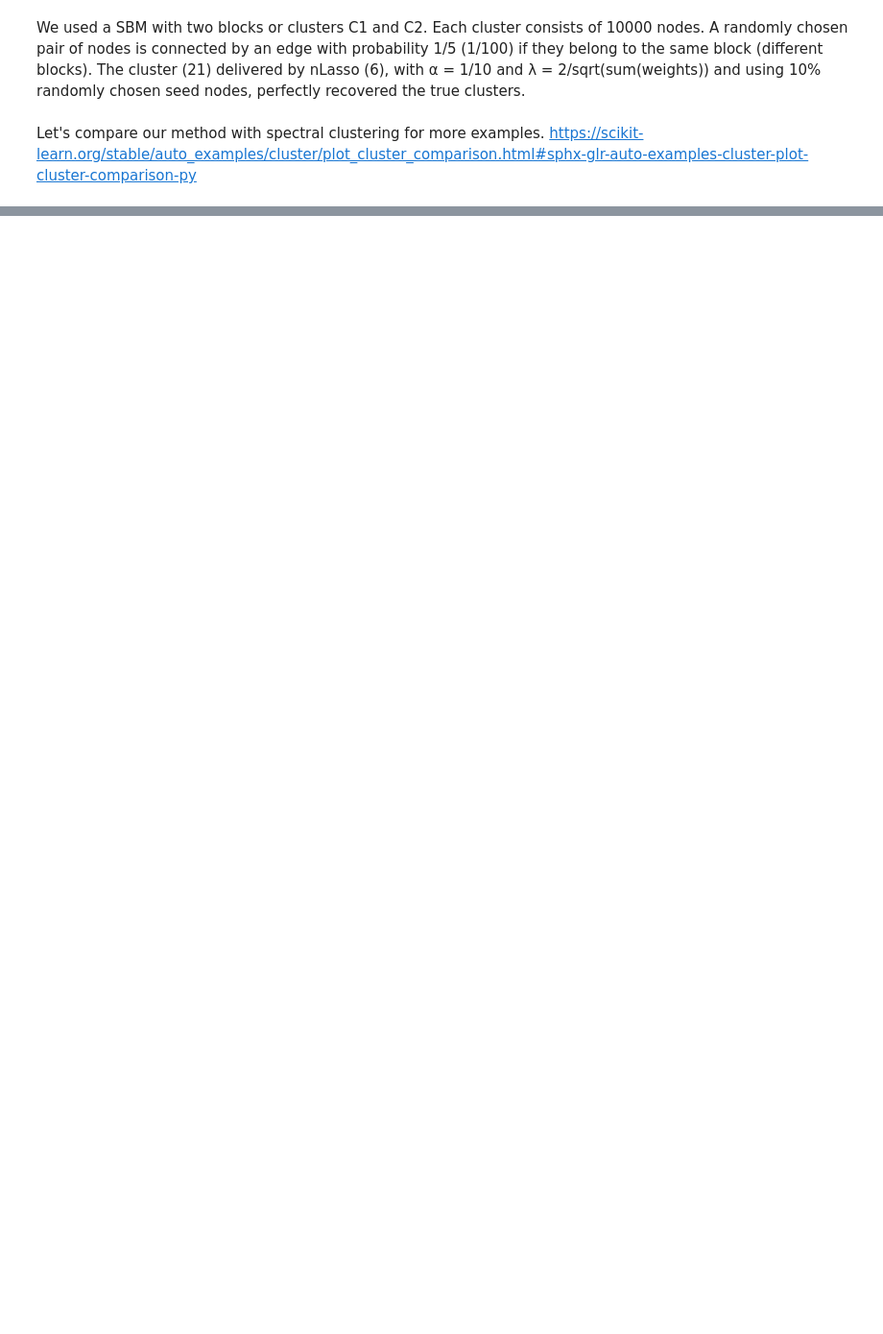
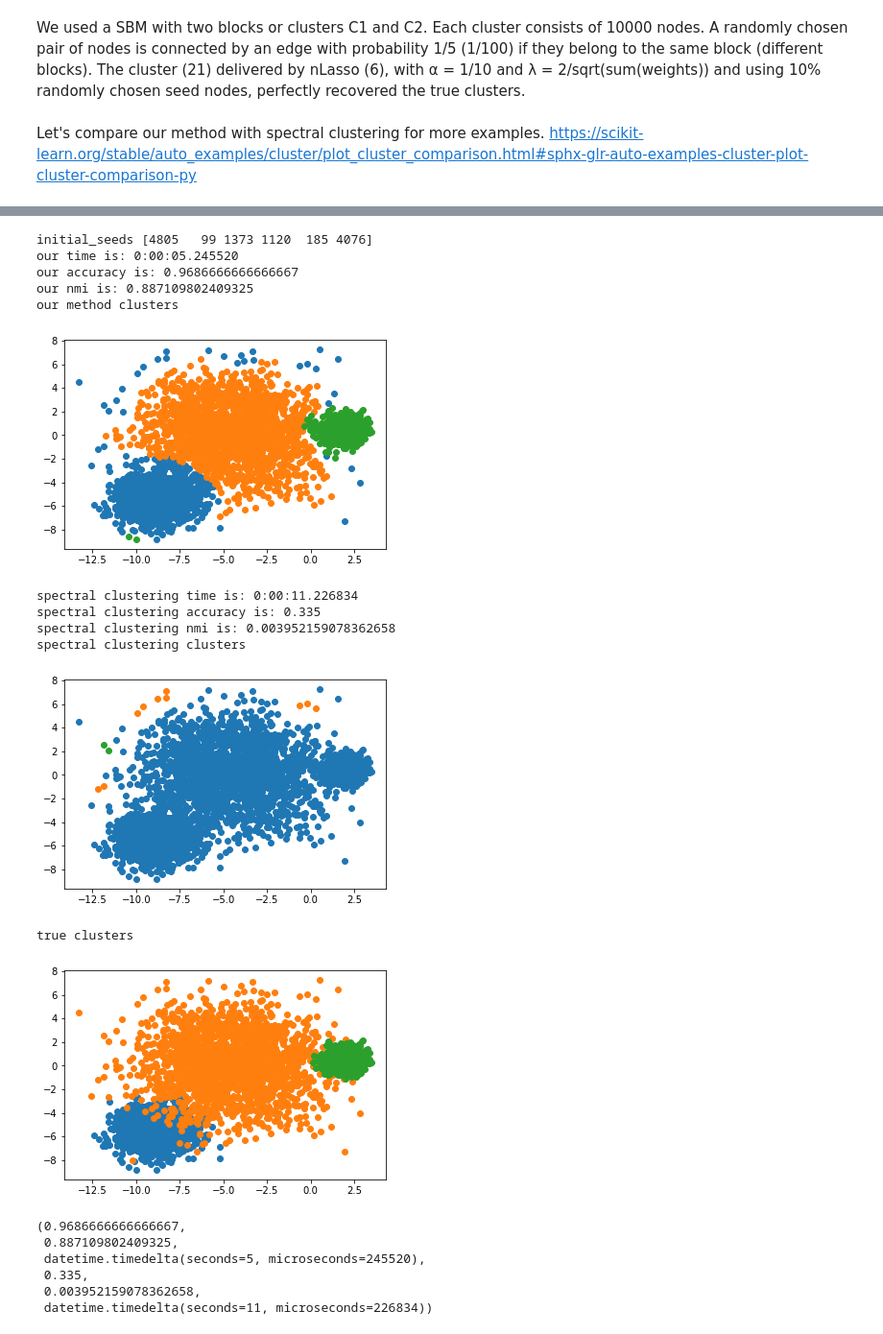
Before and after one commit to sahelyiyi/LocClustNLasso, a Jupyter notebook: loc_clust_unsupervised_kmeans.ipynb, the cells around one changed output, grey strips where cells are left out. Shown at 96% size. Saved outputs shown, nothing was run; the diff lists cells and outputs as text; code cells hidden in the pictures; blank space fills up the shorter version.

```diff
--- a/loc_clust_unsupervised_kmeans.ipynb
+++ b/loc_clust_unsupervised_kmeans.ipynb
@@ -267,0 +308,33 @@ true clusters
+# %%
+def run_varied(alpha, lambda_lasso, plot=False, is_print=True):
+    random_state = 170
+    varied = datasets.make_blobs(n_samples=n_samples,
+                                 cluster_std=[1.0, 2.5, 0.5],
+                                 random_state=random_state)
+
+    points = varied[0]
+    true_labels = varied[1]
+
+    return run_more_plots(points, true_labels, 30, alpha, lambda_lasso, 0.5, 3, plot=plot, is_print=is_print)
+# %%
+run_varied(0.5, 0.3, True)
+# %% [output]
+initial_seeds [4805   99 1373 1120  185 4076]
+our time is: 0:00:05.245520
+our accuracy is: 0.9686666666666667
+our nmi is: 0.887109802409325
+our method clusters
+[figure, added]
+spectral clustering time is: 0:00:11.226834
+spectral clustering accuracy is: 0.335
+spectral clustering nmi is: 0.003952159078362658
+spectral clustering clusters
+[figure, added]
+true clusters
+[figure, added]
+(0.9686666666666667,
+ 0.887109802409325,
+ datetime.timedelta(seconds=5, microseconds=245520),
+ 0.335,
+ 0.003952159078362658,
+ datetime.timedelta(seconds=11, microseconds=226834))
```
Also changed, not shown: parts of 10 cells of this notebook.
